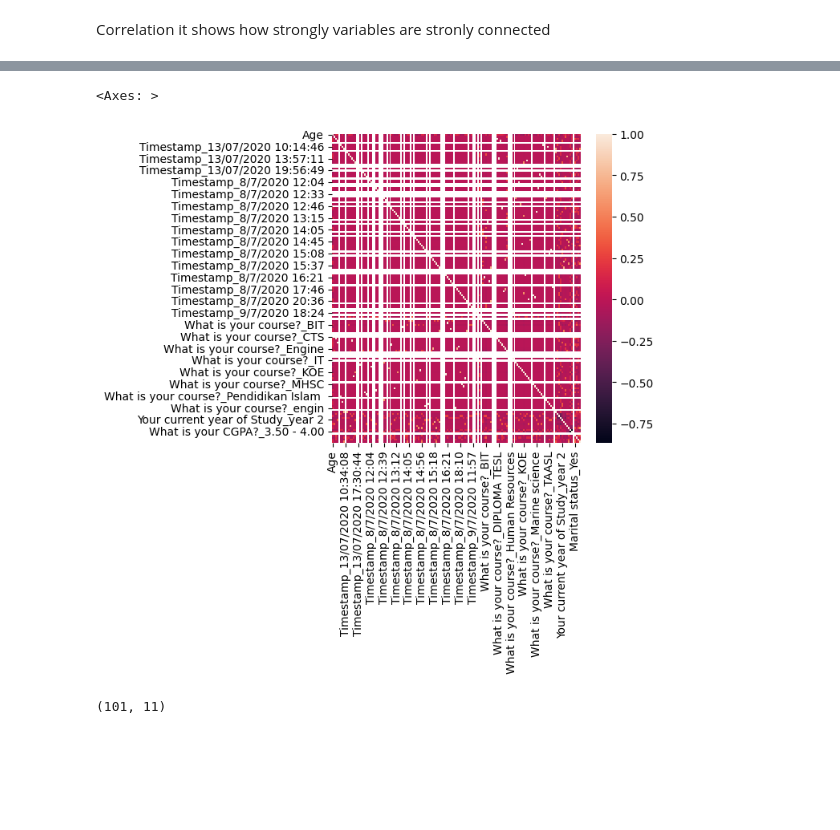
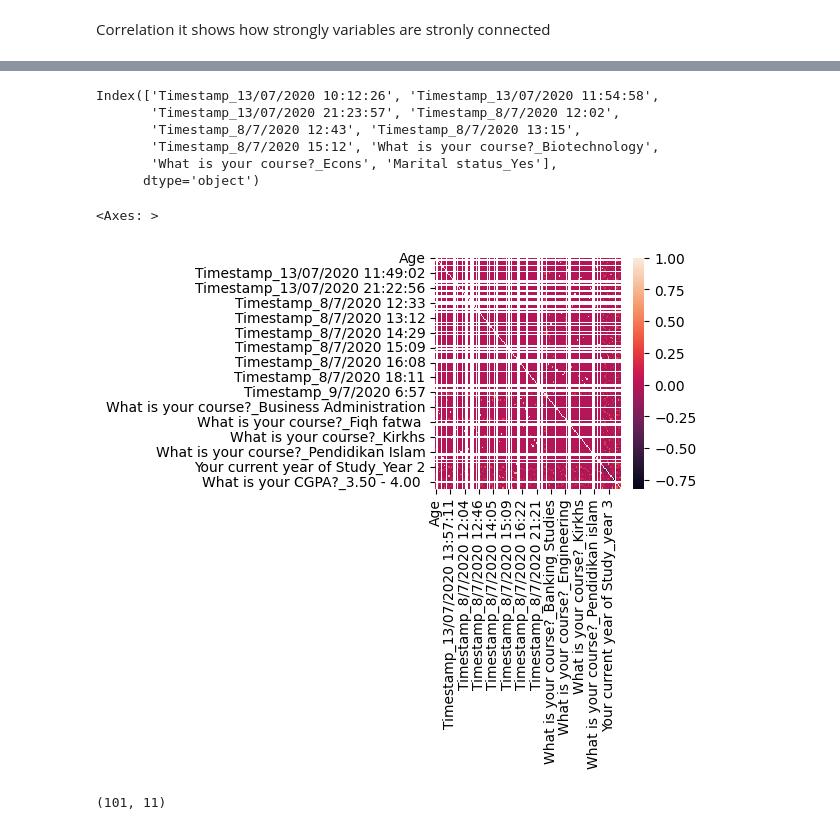
Before and after one commit to priyanka0178885547/ML-LAB, a Jupyter notebook: Week2.ipynb, the cells around one changed output, grey strips where cells are left out. Saved outputs shown, nothing was run; the diff lists cells and outputs as text; code cells hidden in the pictures; blank space fills up the shorter version.

```diff
--- a/Week2.ipynb
+++ b/Week2.ipynb
@@ -113,3 +97,21 @@ print(len(duplicated_feet))
 Correlation
 # %% [markdown]
 Correlation it shows how strongly variables are stronly connected
+# %%
+grouped_feature_ls=[]
+correlated_groups=[]
+def correlation(dataset, threshold):
+    col_corr = set()  # Set of all the names of correlated columns
+    corr_matrix = dataset.corr()
+    for i in range(len(corr_matrix.columns)):
+        for j in range(i):
+          if abs(corr_matrix.iloc[i, j]) > threshold: # we are interested in absolute coeff value
+            colname = corr_matrix.columns[i]  # getting the name of column
+            col_corr.add(colname)
+    return col_corr
+# %%
+x_train, x_test, y_train, y_test = train_test_split(X, y, test_size=0.3, random_state=0)
+# %%
+corr_features=correlation(x_train,0.7)
+correlated_features=set(corr_features)
+print(len(correlated_features))
@@ -115,0 +120,4 @@ Correlation it shows how strongly variables are stronly connected
+# %%
+x_train.drop(labels=correlated_features,axis=1,inplace=True)
+x_test.drop(labels=correlated_features,axis=1,inplace=True)
+x_train.shape,x_test.shape
@@ -116,11 +138,21 @@ Correlation it shows how strongly variables are stronly connected
+# %%
+sel_ = SelectKBest(mutual_info_classif, k=10).fit(x_train.fillna(0), y_train)
+x_train.columns[sel_.get_support()]
+# %% [output]
+Index(['Timestamp_13/07/2020 10:12:26', 'Timestamp_13/07/2020 11:54:58',
+       'Timestamp_13/07/2020 21:23:57', 'Timestamp_8/7/2020 12:02',
+       'Timestamp_8/7/2020 12:43', 'Timestamp_8/7/2020 13:15',
+       'Timestamp_8/7/2020 15:12', 'What is your course?_Biotechnology',
+       'What is your course?_Econs', 'Marital status_Yes'],
+      dtype='object')
 # %%
 corrmat = x_train.corr()
 fig, ax = plt.subplots()
-fig.set_size_inches(5,5)
+fig.set_size_inches(3,3)
 sns.heatmap(corrmat)
 # %% [output]
 <Axes: >
-[figure, old version]
+[figure, new version]
 # %%
 df1=pd.read_csv("/content/Student Mental health.csv") #loading the dataset
 df1.shape
```
Also changed, not shown: parts of 62 cells of this notebook.
